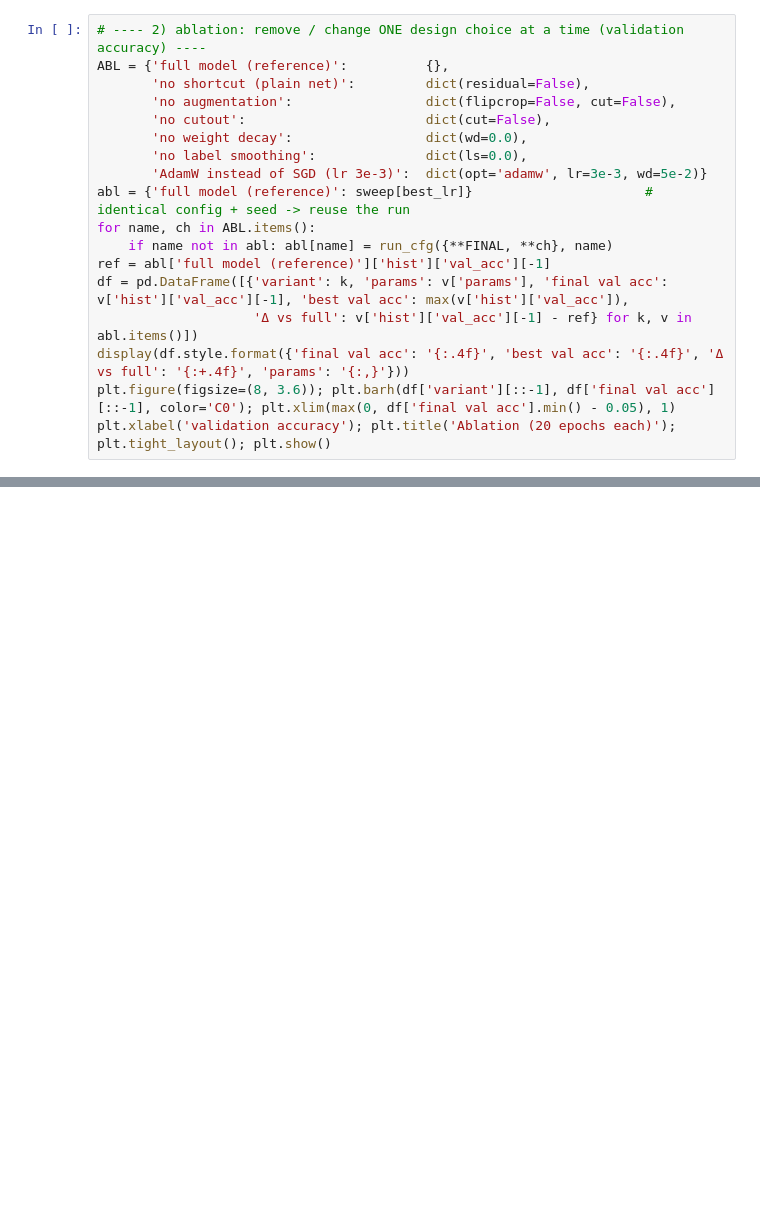
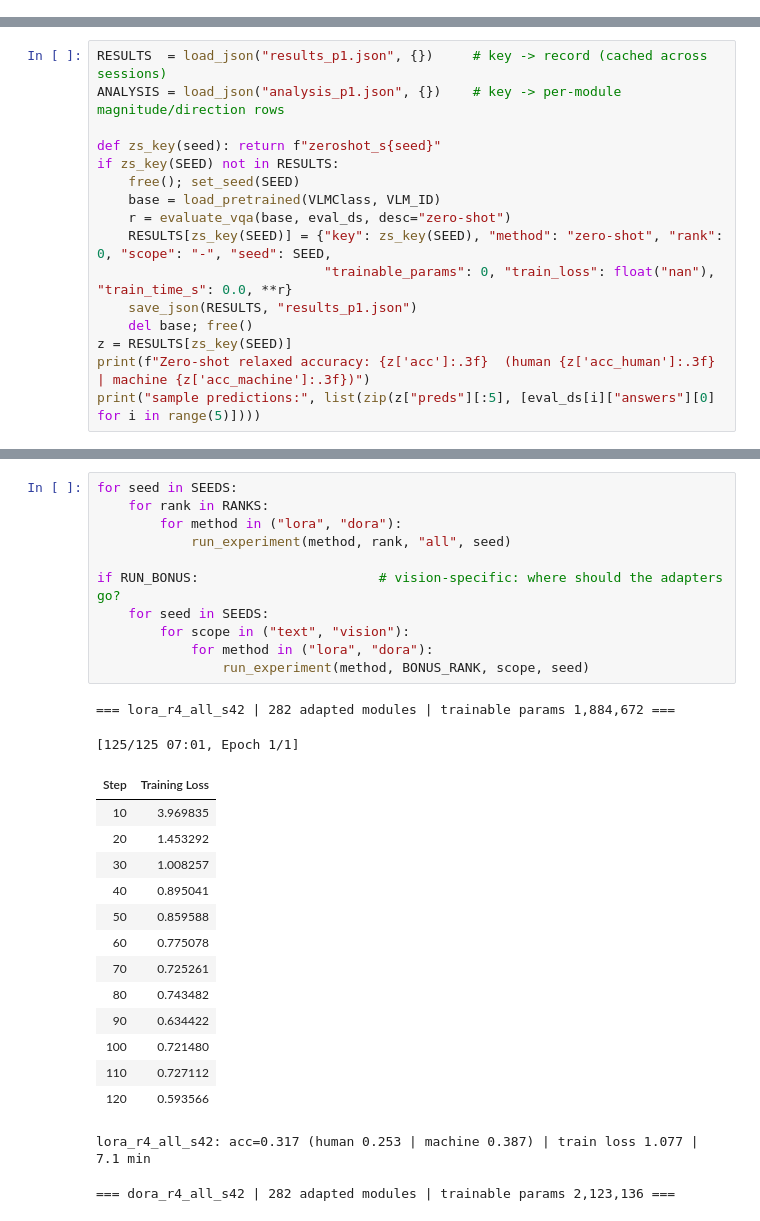
Before and after one commit to yhnx/EN4554_Assignment_2, a Jupyter notebook: Assignment2.ipynb, the cells around one changed output, grey strips where cells are left out. Drawn from its saved outputs; the diff is of its cells as text; blank space fills up the shorter version.

```diff
--- a/Assignment2.ipynb
+++ b/Assignment2.ipynb
@@ -593,18 +0,0 @@ FINAL = {**BASE, 'lr': best_lr}
-# %%
-# ---- 2) ablation: remove / change ONE design choice at a time (validation accuracy) ----
-ABL = {'full model (reference)':          {},
-       'no shortcut (plain net)':         dict(residual=False),
-       'no augmentation':                 dict(flipcrop=False, cut=False),
-       'no cutout':                       dict(cut=False),
-       'no weight decay':                 dict(wd=0.0),
-       'no label smoothing':              dict(ls=0.0),
-       'AdamW instead of SGD (lr 3e-3)':  dict(opt='adamw', lr=3e-3, wd=5e-2)}
-abl = {'full model (reference)': sweep[best_lr]}                      # identical config + seed -> reuse the run
-for name, ch in ABL.items():
-    if name not in abl: abl[name] = run_cfg({**FINAL, **ch}, name)
-ref = abl['full model (reference)']['hist']['val_acc'][-1]
-df = pd.DataFrame([{'variant': k, 'params': v['params'], 'final val acc': v['hist']['val_acc'][-1], 'best val acc': max(v['hist']['val_acc']),
-                    'Δ vs full': v['hist']['val_acc'][-1] - ref} for k, v in abl.items()])
-display(df.style.format({'final val acc': '{:.4f}', 'best val acc': '{:.4f}', 'Δ vs full': '{:+.4f}', 'params': '{:,}'}))
-plt.figure(figsize=(8, 3.6)); plt.barh(df['variant'][::-1], df['final val acc'][::-1], color='C0'); plt.xlim(max(0, df['final val acc'].min() - 0.05), 1)
-plt.xlabel('validation accuracy'); plt.title('Ablation (20 epochs each)'); plt.tight_layout(); plt.show()
@@ -629,0 +330,16 @@ plt.tight_layout(); plt.show()
+# %%
+RESULTS  = load_json("results_p1.json", {})     # key -> record (cached across sessions)
+ANALYSIS = load_json("analysis_p1.json", {})    # key -> per-module magnitude/direction rows
+
+def zs_key(seed): return f"zeroshot_s{seed}"
+if zs_key(SEED) not in RESULTS:
+    free(); set_seed(SEED)
+    base = load_pretrained(VLMClass, VLM_ID)
+    r = evaluate_vqa(base, eval_ds, desc="zero-shot")
+    RESULTS[zs_key(SEED)] = {"key": zs_key(SEED), "method": "zero-shot", "rank": 0, "scope": "-", "seed": SEED,
+                             "trainable_params": 0, "train_loss": float("nan"), "train_time_s": 0.0, **r}
+    save_json(RESULTS, "results_p1.json")
+    del base; free()
+z = RESULTS[zs_key(SEED)]
+print(f"Zero-shot relaxed accuracy: {z['acc']:.3f}  (human {z['acc_human']:.3f} | machine {z['acc_machine']:.3f})")
+print("sample predictions:", list(zip(z["preds"][:5], [eval_ds[i]["answers"][0] for i in range(5)])))
@@ -629,0 +428,29 @@ plt.tight_layout(); plt.show()
+# %%
+for seed in SEEDS:
+    for rank in RANKS:
+        for method in ("lora", "dora"):
+            run_experiment(method, rank, "all", seed)
+
+if RUN_BONUS:                       # vision-specific: where should the adapters go?
+    for seed in SEEDS:
+        for scope in ("text", "vision"):
+            for method in ("lora", "dora"):
+                run_experiment(method, BONUS_RANK, scope, seed)
+# %% [output]
+=== lora_r4_all_s42 | 282 adapted modules | trainable params 1,884,672 ===
+[125/125 07:01, Epoch 1/1]
+| Step | Training Loss |
+| 10 | 3.969835 |
+| 20 | 1.453292 |
+| 30 | 1.008257 |
+| 40 | 0.895041 |
+| 50 | 0.859588 |
+| 60 | 0.775078 |
+| 70 | 0.725261 |
+| 80 | 0.743482 |
+| 90 | 0.634422 |
+| 100 | 0.721480 |
+| 110 | 0.727112 |
+| 120 | 0.593566 |
+lora_r4_all_s42: acc=0.317 (human 0.253 | machine 0.387) | train loss 1.077 | 7.1 min
+=== dora_r4_all_s42 | 282 adapted modules | trainable params 2,123,136 ===
```
Also changed, not shown: parts of 95 cells of this notebook.
